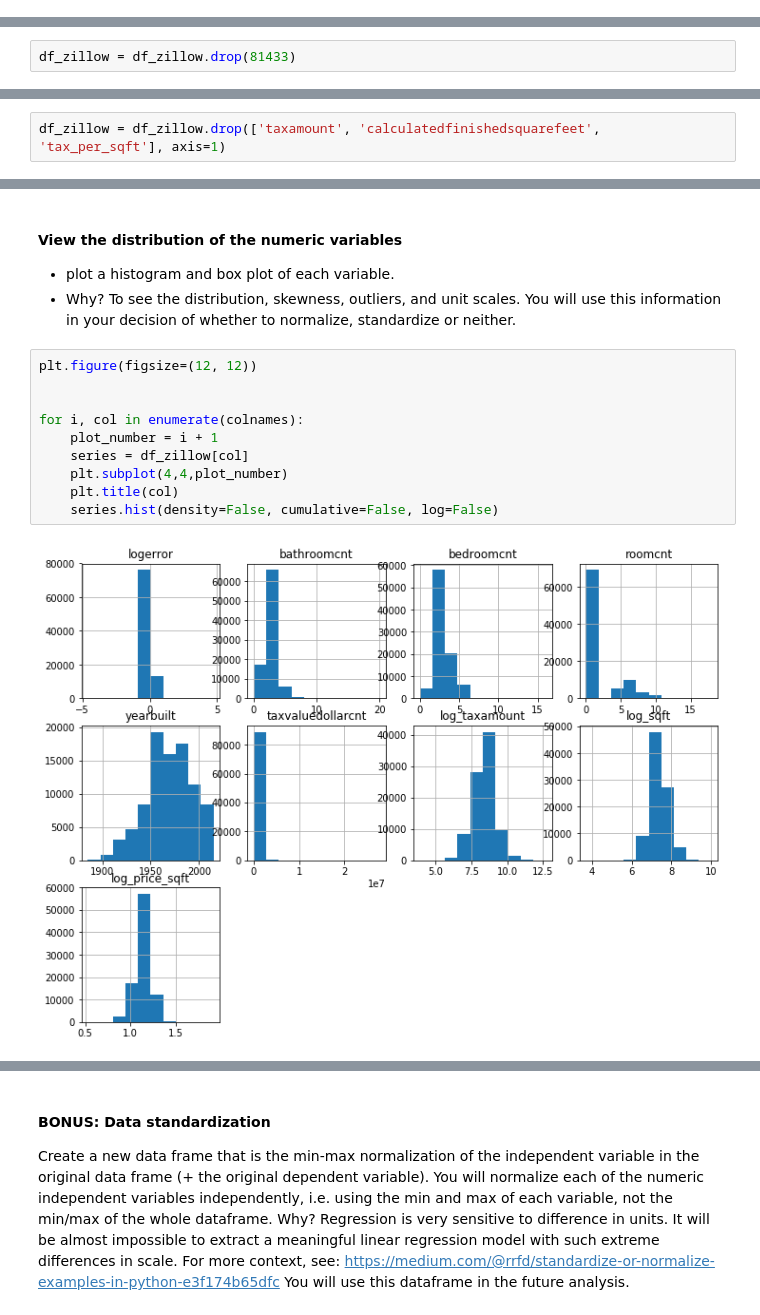
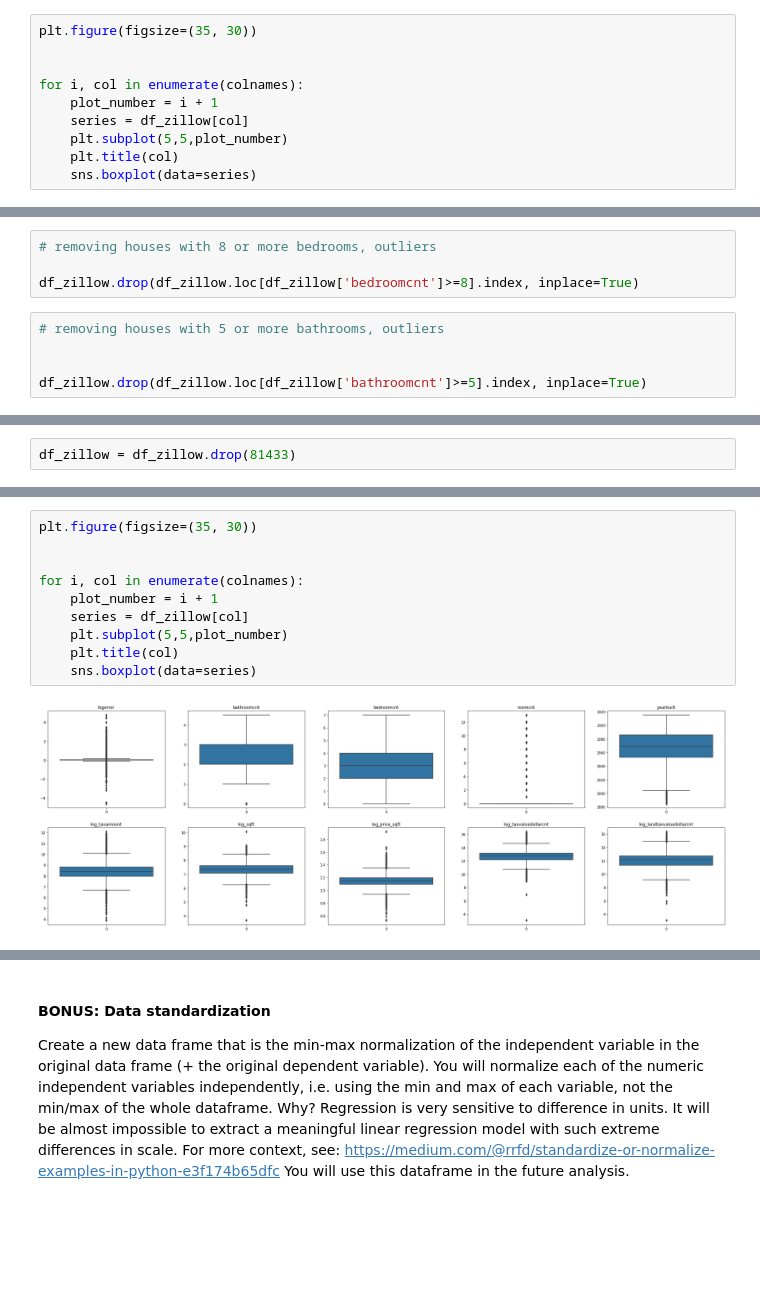
Before and after one commit to StevenGaris/codeup-ds-projects, a Jupyter notebook: Regression_Project_Steven_Garis.ipynb, the cells around one changed output, grey strips where cells are left out. Drawn from its saved outputs; the diff is of its cells as text; blank space fills up the shorter version.

```diff
--- a/Regression_Project_Steven_Garis.ipynb
+++ b/Regression_Project_Steven_Garis.ipynb
@@ -311,0 +443,10 @@ df_zillow.shape
+# %%
+plt.figure(figsize=(35, 30))
+
+
+for i, col in enumerate(colnames):
+    plot_number = i + 1
+    series = df_zillow[col]
+    plt.subplot(5,5,plot_number)
+    plt.title(col)
+    sns.boxplot(data=series)
@@ -311,0 +455,9 @@ df_zillow.shape
+# %%
+# removing houses with 8 or more bedrooms, outliers
+
+df_zillow.drop(df_zillow.loc[df_zillow['bedroomcnt']>=8].index, inplace=True)
+# %%
+# removing houses with 5 or more bathrooms, outliers
+
+
+df_zillow.drop(df_zillow.loc[df_zillow['bathroomcnt']>=5].index, inplace=True)
@@ -347,2 +481,0 @@ df_zillow.head()
-# %%
-df_zillow = df_zillow.drop(['taxamount', 'calculatedfinishedsquarefeet', 'tax_per_sqft'], axis=1)
@@ -371,16 +482,12 @@ colnames
-# %% [markdown]
-#### View the distribution of the numeric variables
-- plot a histogram and box plot of each variable.
-- Why? To see the distribution, skewness, outliers, and unit scales. You will use this information in your decision of whether to normalize, standardize or neither.
 # %%
-plt.figure(figsize=(12, 12))
+plt.figure(figsize=(35, 30))
 
 
 for i, col in enumerate(colnames):
     plot_number = i + 1
     series = df_zillow[col]
-    plt.subplot(4,4,plot_number)
+    plt.subplot(5,5,plot_number)
     plt.title(col)
-    series.hist(density=False, cumulative=False, log=False)
+    sns.boxplot(data=series)
 # %% [output]
-[figure, old version]
+[figure, new version]
```
Also changed, not shown: parts of 64 cells of this notebook.
